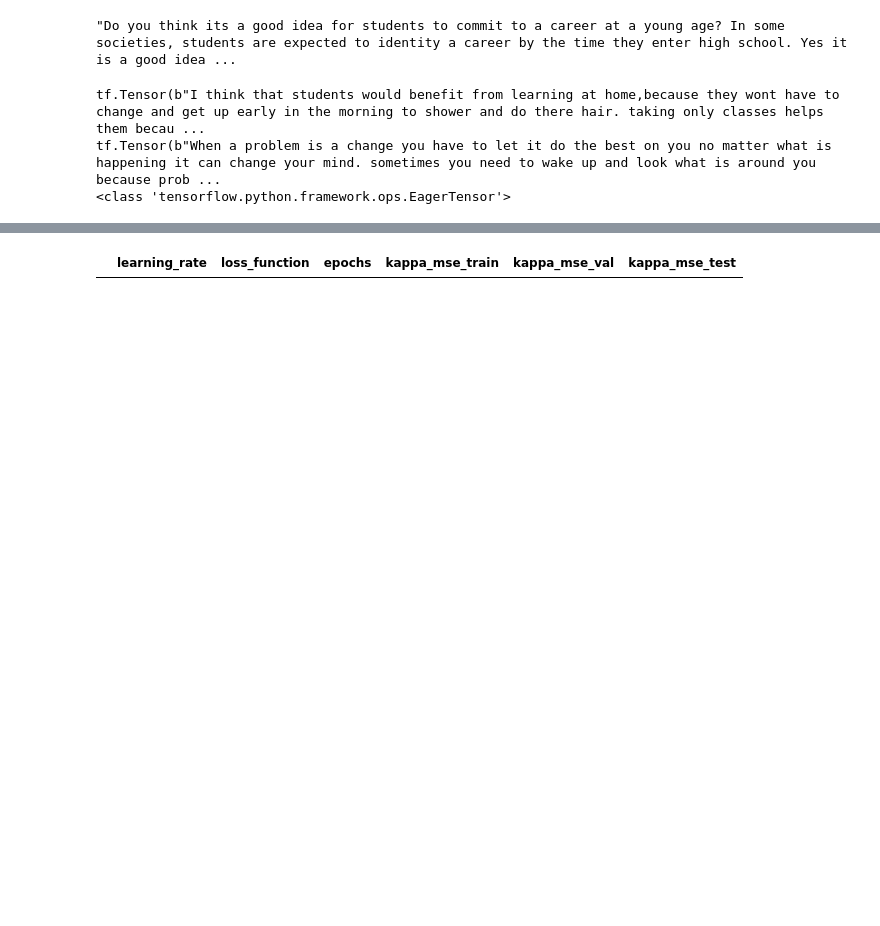
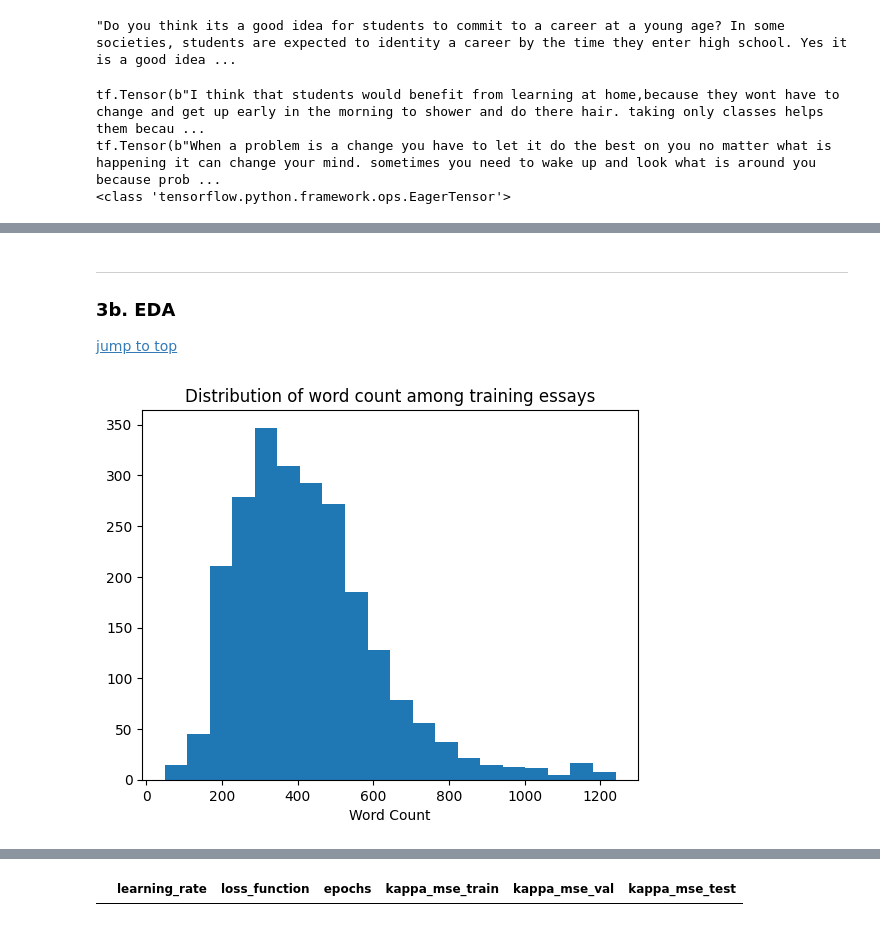
Before and after one commit to cbwright11/NLP-automated-essay-scoring, a Jupyter notebook: Essay EDA.ipynb, the cells around one changed output, grey strips where cells are left out. Cells and saved outputs as stored; diff of their text form; code cells hidden in the pictures; blank space fills up the shorter version.

```diff
--- a/Essay EDA.ipynb
+++ b/Essay EDA.ipynb
@@ -201,18 +179,16 @@ pretrain['text_clean'][10]
 # %% [output]
 "Do you think its a good idea for students to commit to a career at a young age? In some societies, students are expected to identity a career by the time they enter high school. Yes it is a good idea ...
 # %%
-text_clean = pretrain['text_clean'].tolist()  # Convert the column to a list of strings
-text = pretrain["full_text"].tolist()
+# Convert the column to a list of strings
+text_clean = pretrain['text_clean'].tolist()
 
 # Create a TensorFlow constant tensor from the list of strings
 full_text_tensor = tf.constant(text_clean, dtype=tf.string)
-text_tensor = tf.constant(text, dtype=tf.string)
 print(full_text_tensor[0])
 print(full_text_tensor[1])
 print(type(full_text_tensor))
 
 pretrain['text_tensor'] = full_text_tensor
-pretrain['unclean_text_tensor'] = text_tensor
 # %% [output]
 tf.Tensor(b"I think that students would benefit from learning at home,because they wont have to change and get up early in the morning to shower and do there hair. taking only classes helps them becau ...
 tf.Tensor(b"When a problem is a change you have to let it do the best on you no matter what is happening it can change your mind. sometimes you need to wake up and look what is around you because prob ...
@@ -259,5 +195,0 @@ axs[1, 2].set_title(categories[5]);
-# %%
-#Preprocess data for bert pretraining
-pt_train, pt_test = model_selection.train_test_split(pretrain, test_size=0.2, random_state=42)
-
-pt_train.head()
@@ -270,0 +196,11 @@ pt_train.head()
+# %%
+# Preprocess data for bert pretraining
+
+# train --> 60%
+# val   --> 20%
+# test  --> 20%
+
+train, test = model_selection.train_test_split(pretrain, test_size = 0.2, shuffle = True)
+train, val = model_selection.train_test_split(train, test_size = 0.25, shuffle = True)
+
+train.head()
@@ -340,0 +299,19 @@ x_test shape: (783, 526)
+# %% [markdown]
+---
+### 3b. EDA <a name='ds1explore'></a>
+[jump to top](#top)<br>
+# %%
+# visualize the distribution of word count among our essays
+
+lengths = []
+for essay in train["full_text"]:
+  tokenized = essay.split()
+  lengths.append(len(tokenized))
+
+# plot a histogram and add a vertical line add 75% of the data
+plt.hist(lengths, bins = 20)
+# plt.axvline(x = 518.75, color = "black")
+plt.xlabel("Word Count")
+plt.title("Distribution of word count among training essays");
+# %% [output]
+[figure, new version]
```
Also changed, not shown: parts of 45 cells of this notebook.
